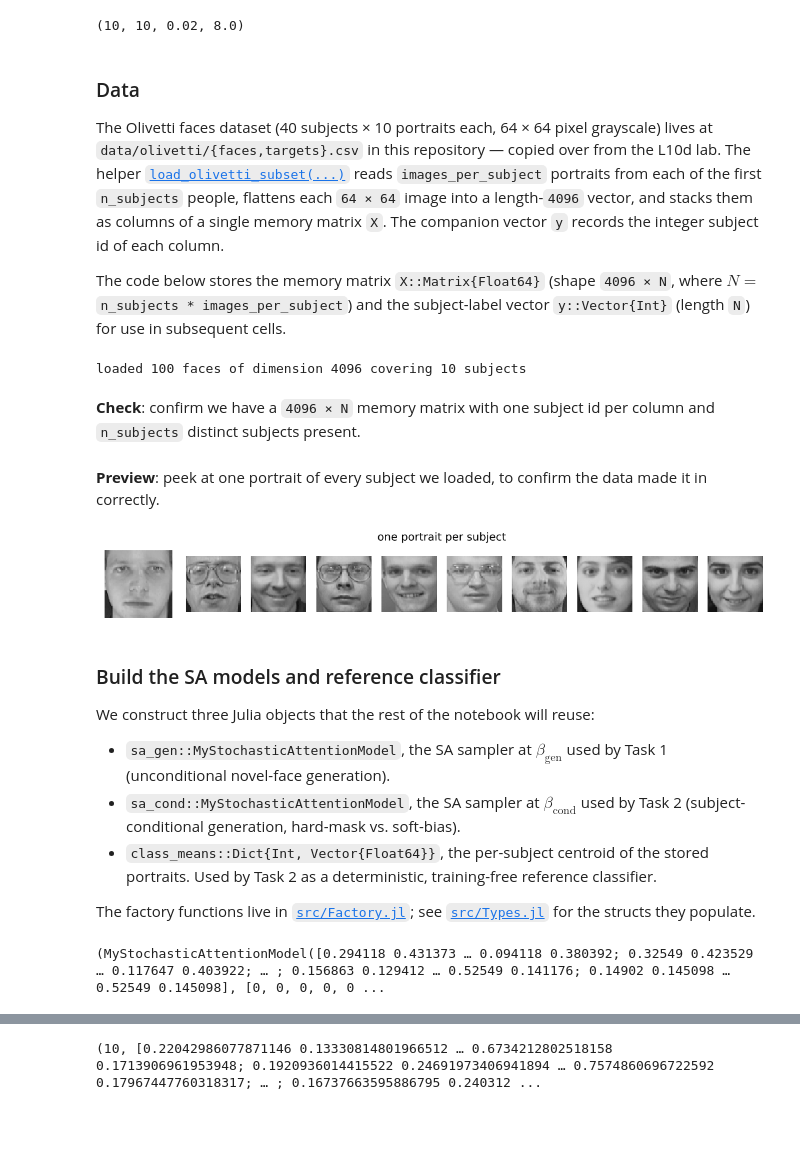
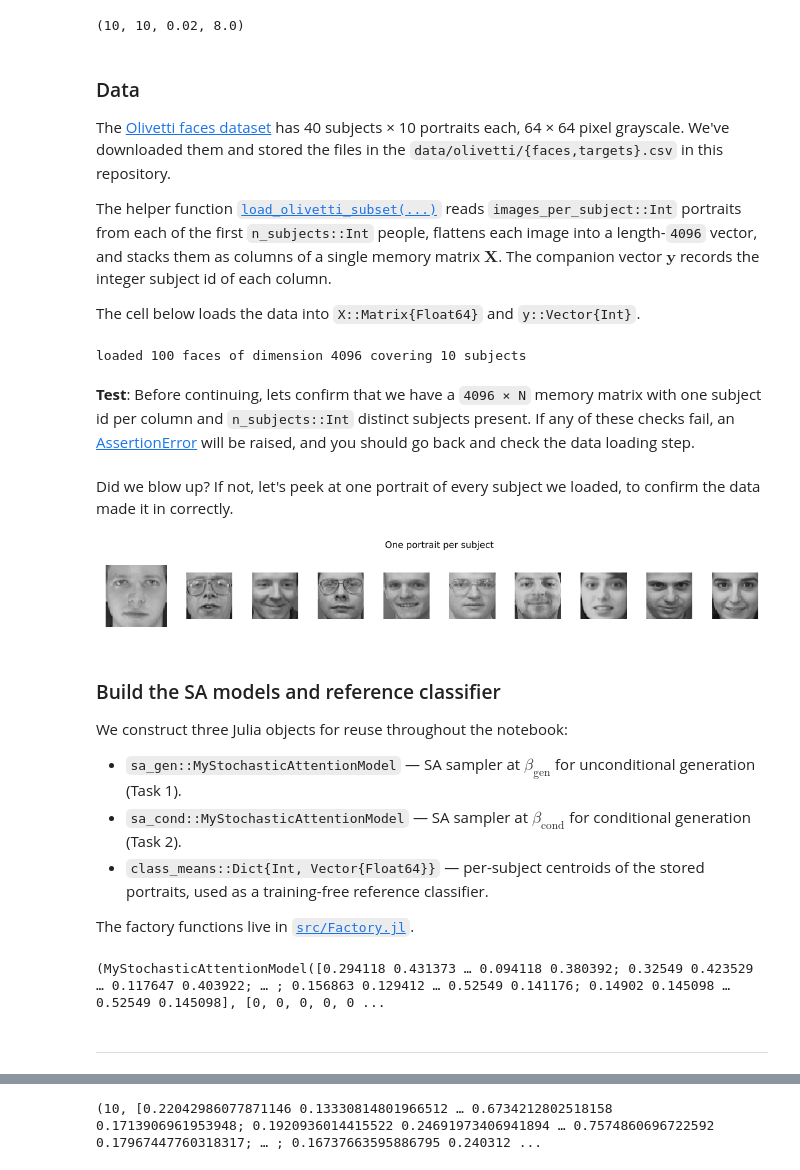
Before and after one commit to varnerlab/Practicum-5820-S2026, a Jupyter notebook: CHEME-5820-Practicum-S2026.ipynb, the cells around one changed output, grey strips where cells are left out. Cells and saved outputs as stored; diff of their text form; code cells hidden in the pictures; blank space fills up the shorter version.

```diff
--- a/CHEME-5820-Practicum-S2026.ipynb
+++ b/CHEME-5820-Practicum-S2026.ipynb
@@ -81,7 +76,10 @@ end
 (10, 10, 0.02, 8.0)
 # %% [markdown]
 ### Data
-The Olivetti faces dataset (40 subjects × 10 portraits each, 64 × 64 pixel grayscale) lives at `data/olivetti/{faces,targets}.csv` in this repository — copied over from the L10d lab. The helper [`load_olivetti_subset(...)`](src/Files.jl) reads `images_per_subject` portraits from each of the first `n_subjects` people, flattens each `64 × 64` image into a length-`4096` vector, and stacks them as columns of a single memory matrix `X`. The companion vector `y` records the integer subject id of each column.
 
-The code below stores the memory matrix `X::Matrix{Float64}` (shape `4096 × N`, where $N = $ `n_subjects * images_per_subject`) and the subject-label vector `y::Vector{Int}` (length `N`) for use in subsequent cells.
+The [Olivetti faces dataset](https://scikit-learn.org/stable/datasets/real_world.html#the-olivetti-faces-dataset) has 40 subjects × 10 portraits each, 64 × 64 pixel grayscale. We've downloaded them and stored the files in the `data/olivetti/{faces,targets}.csv` in this repository.
+
+The helper function [`load_olivetti_subset(...)`](src/Files.jl) reads `images_per_subject::Int` portraits from each of the first `n_subjects::Int` people, flattens each image into a length-`4096` vector, and stacks them as columns of a single memory matrix $\mathbf{X}$. The companion vector $\mathbf{y}$ records the integer subject id of each column.
+
+The cell below loads the data into `X::Matrix{Float64}` and `y::Vector{Int}`.
 # %%
@@ -90,7 +89,7 @@ println("loaded $(size(X, 2)) faces of dimension $(size(X, 1)) covering $(length
 # %% [output]
 loaded 100 faces of dimension 4096 covering 10 subjects
 # %% [markdown]
-__Check__: confirm we have a `4096 × N` memory matrix with one subject id per column and `n_subjects` distinct subjects present.
+__Test__: Before continuing, lets confirm that we have a `4096 × N` memory matrix with one subject id per column and `n_subjects::Int` distinct subjects present. If any of these checks fail, an [AssertionError](https://docs.julialang.org/en/v1/base/base/#Core.AssertionError) will be raised, and you should go back and check the data loading step.
 # %%
 let
     @assert size(X, 1) == 4096                                # 64 × 64 pixels per face
@@ -99,23 +98,24 @@ let
     @assert sort(unique(y)) == collect(0:(n_subjects - 1))    # the first n_subjects subjects, 0..n_subjects-1
 end
 # %% [markdown]
-__Preview__: peek at one portrait of every subject we loaded, to confirm the data made it in correctly.
+Did we blow up? If not, let's peek at one portrait of every subject we loaded, to confirm the data made it in correctly.
 # %%
 let
     one_per_subject = hcat([X[:, findfirst(==(s), y)] for s in 0:(n_subjects - 1)]...)
-    image_grid(one_per_subject, n_subjects; title = "one portrait per subject")
+    image_grid(one_per_subject, n_subjects; title = "One portrait per subject")
 end
 # %% [output]
-[figure, old version]
+[figure, new version]
 # %% [markdown]
 ### Build the SA models and reference classifier
-We construct three Julia objects that the rest of the notebook will reuse:
 
-* `sa_gen::MyStochasticAttentionModel`, the SA sampler at $\beta_{\mathrm{gen}}$ used by Task 1 (unconditional novel-face generation).
-* `sa_cond::MyStochasticAttentionModel`, the SA sampler at $\beta_{\mathrm{cond}}$ used by Task 2 (subject-conditional generation, hard-mask vs. soft-bias).
-* `class_means::Dict{Int, Vector{Float64}}`, the per-subject centroid of the stored portraits. Used by Task 2 as a deterministic, training-free reference classifier.
+We construct three Julia objects for reuse throughout the notebook:
 
-The factory functions live in [`src/Factory.jl`](src/Factory.jl); see [`src/Types.jl`](src/Types.jl) for the structs they populate.
+* `sa_gen::MyStochasticAttentionModel` — SA sampler at $\beta_{\mathrm{gen}}$ for unconditional generation (Task 1).
+* `sa_cond::MyStochasticAttentionModel` — SA sampler at $\beta_{\mathrm{cond}}$ for conditional generation (Task 2).
+* `class_means::Dict{Int, Vector{Float64}}` — per-subject centroids of the stored portraits, used as a training-free reference classifier.
+
+The factory functions live in [`src/Factory.jl`](src/Factory.jl).
 # %%
 sa_gen, sa_cond, class_means = let
 
@@ -150,4 +150,6 @@ sa_gen, sa_cond, class_means = let
 end
 # %% [output]
 (MyStochasticAttentionModel([0.294118 0.431373 … 0.094118 0.380392; 0.32549 0.423529 … 0.117647 0.403922; … ; 0.156863 0.129412 … 0.52549 0.141176; 0.14902 0.145098 … 0.52549 0.145098], [0, 0, 0, 0, 0 ...
+# %% [markdown]
+___
 # %% [markdown]
```
Also changed, not shown: parts of 52 cells of this notebook, 1 other file.
